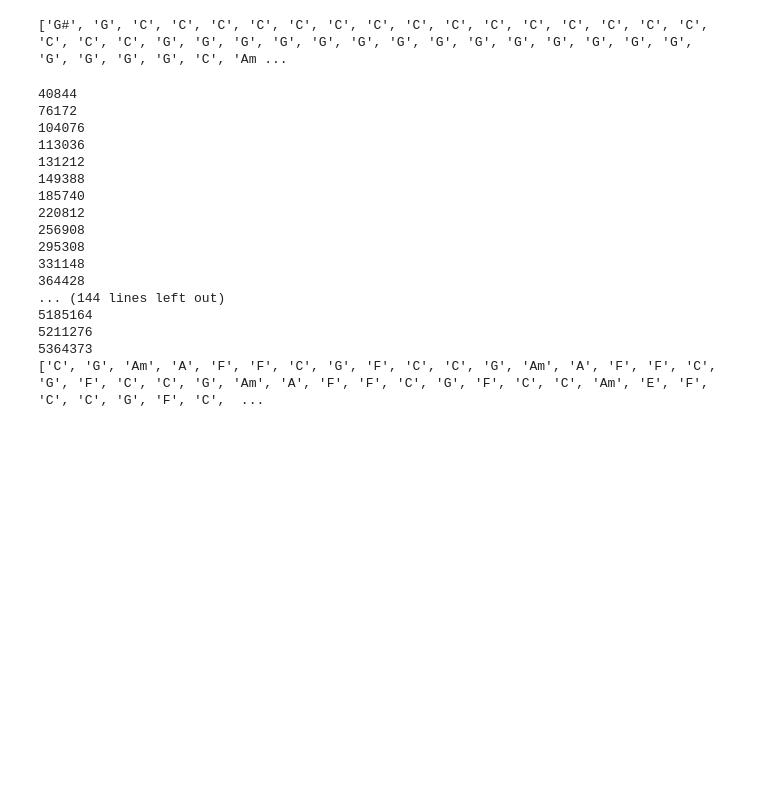
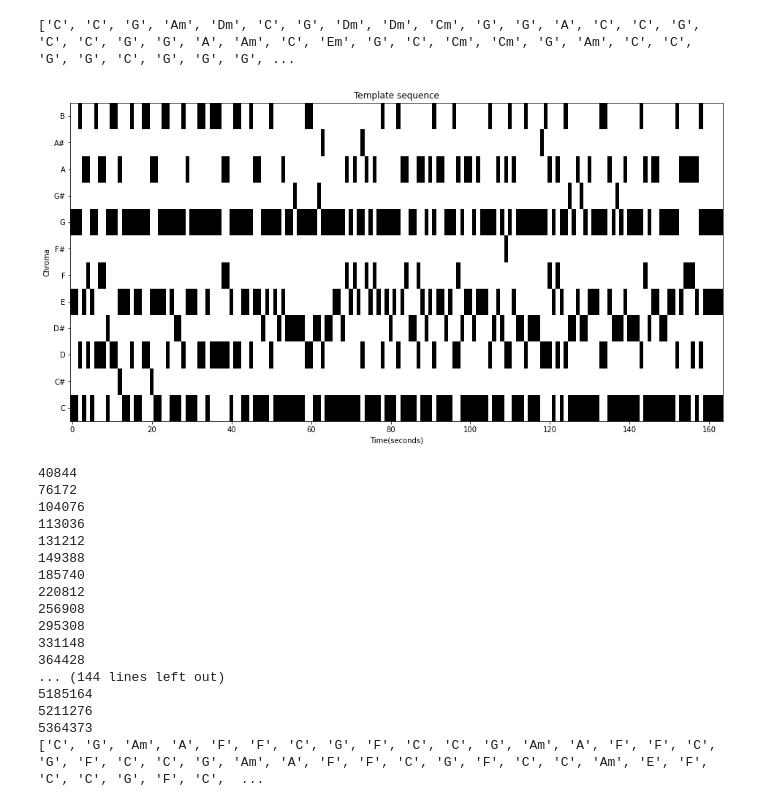
Before and after one commit to andrewbertax96/Hw2-CMRM, a Jupyter notebook: Bertazzi_Martinelli.ipynb, the cells around one changed output. Cells and saved outputs as stored; diff of their text form; code cells hidden in the pictures; blank space fills up the shorter version.

```diff
--- a/Bertazzi_Martinelli.ipynb
+++ b/Bertazzi_Martinelli.ipynb
@@ -190,7 +190,7 @@ def template_based_chord_recognigtion(audioPath):
     templates = generate_template_matrix(np.concatenate((template_cmaj, template_cmin), axis=1))
 
     #Parameters
-    Fs = 22050
+    Fs = 22050/16
     N = 4096
     H = 2048
 
@@ -203,36 +203,44 @@ def template_based_chord_recognigtion(audioPath):
 
     #logarithmic compression
     gamma = 0.1
     X = np.log(1 + gamma * np.abs(X) ** 2)
 
     #chromagram
     C = librosa.feature.chroma_stft(S=X, sr=Fs, tuning=0, hop_length=H, n_fft=N, norm=None)
 
     #analize chords
     chords_sim, chords_max = analysis_template_match(C, templates,
                                                  smoothing_window_length=None,
                                                  smoothing_down_sampling=None,
                                                  Fs=Fs,
                                                  norm_chromagram='2',
                                                  norm_output='max')
     # Compute normalized binary templates of analysis
     templates_normalized = normalize_feature_sequence(templates, norm='2')
     # by multipling the most probable chords by the templates (normalized), you obtain the sequence of chords chroma
     # by chroma
 
     #matrice contentente gli array degli accordi in binario
     template_sequence = np.matmul(templates_normalized, chords_max)
     #crea la matrice degli accordi in stringhe
     chords = chordList(templates, template_sequence)
 
-    return chords
+    return chords, template_sequence
 
 #Execute function
 audioWav = os.path.join('data','wav', 'Beatles_LetItBe.wav')#read the path
-chords_WAV = template_based_chord_recognigtion(audioWav)#ritorna gli accordi
+chords_WAV, template_sequence = template_based_chord_recognigtion(audioWav)#ritorna gli accordi
 print(chords_WAV, len(chords_WAV))
+
+plt.figure(figsize=(16, 8))
+plt.yticks(np.array(np.arange(24)), chord_labels)
+plt.title('Template sequence')
+plt.xlabel('Time(seconds)')
+plt.ylabel('Chroma')
+im = plt.imshow(template_sequence, aspect='auto', origin='lower', cmap='gray_r', vmin=0, vmax=1)
 # %% [output]
-['G#', 'G', 'C', 'C', 'C', 'C', 'C', 'C', 'C', 'C', 'C', 'C', 'C', 'C', 'C', 'C', 'C', 'C', 'C', 'C', 'G', 'G', 'G', 'G', 'G', 'G', 'G', 'G', 'G', 'G', 'G', 'G', 'G', 'G', 'G', 'G', 'G', 'G', 'C', 'Am ...
+['C', 'C', 'G', 'Am', 'Dm', 'C', 'G', 'Dm', 'Dm', 'Cm', 'G', 'G', 'A', 'C', 'C', 'G', 'C', 'C', 'G', 'G', 'A', 'Am', 'C', 'Em', 'G', 'C', 'Cm', 'Cm', 'G', 'Am', 'C', 'C', 'G', 'G', 'C', 'G', 'G', 'G', ...
+[figure, added]
 # %%
 #Question 2
 '''
```
Also changed, not shown: parts of 1 cell of this notebook.
